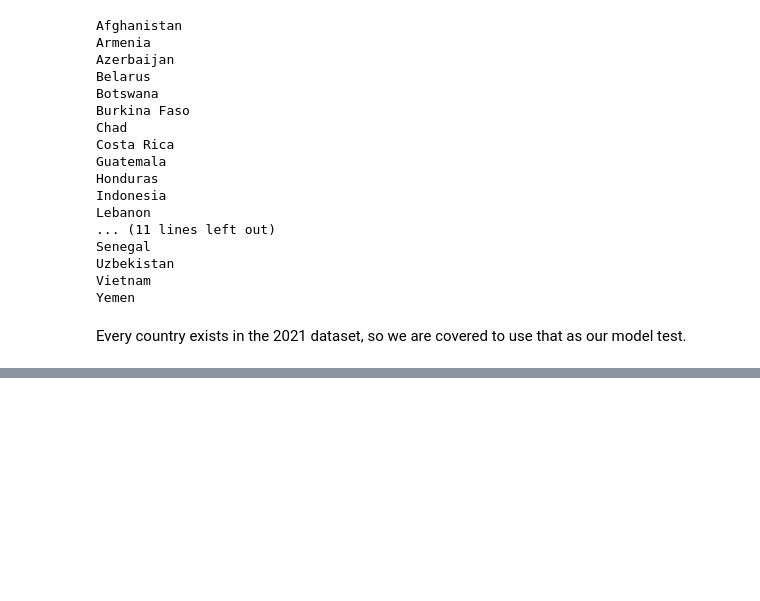
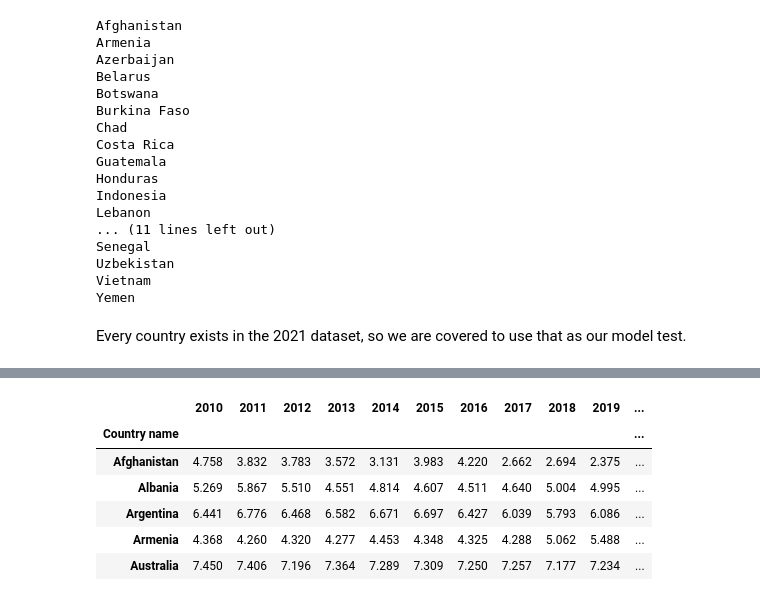
Before and after one commit to SDCoulter/final_project, a Jupyter notebook: happiness_report_analysis.ipynb, the cells around one changed output, grey strips where cells are left out. Cells and saved outputs as stored; diff of their text form; code cells hidden in the pictures; blank space fills up the shorter version.

Commit message:
produced table of countries and their happiness scores 2010-2019 (2021) for those that have values

```diff
--- a/happiness_report_analysis.ipynb
+++ b/happiness_report_analysis.ipynb
@@ -237,3 +237,8 @@ for country in main_countries:
         print(country)
 # %% [markdown]
 Every country exists in the 2021 dataset, so we are covered to use that as our model test.
+# %%
+# Prepare 2021 data for join.
+df_21.set_index('Country name', inplace=True)
+df_21.rename(columns={'Ladder score': 2021}, inplace=True)
+df_21
@@ -239,0 +260,13 @@ Every country exists in the 2021 dataset, so we are covered to use that as our m
+# %%
+# Combine the DataFrames and save the table.
+full_df = short_df.join(df_21)
+full_df.to_csv('countries_happiness_2010_2019_2021')
+full_df.head()
+# %% [output]
+|  | 2010 | 2011 | 2012 | 2013 | 2014 | 2015 | 2016 | 2017 | 2018 | 2019 | ... |
+| Country name |  |  |  |  |  |  |  |  |  |  | ... |
+| Afghanistan | 4.758 | 3.832 | 3.783 | 3.572 | 3.131 | 3.983 | 4.220 | 2.662 | 2.694 | 2.375 | ... |
+| Albania | 5.269 | 5.867 | 5.510 | 4.551 | 4.814 | 4.607 | 4.511 | 4.640 | 5.004 | 4.995 | ... |
+| Argentina | 6.441 | 6.776 | 6.468 | 6.582 | 6.671 | 6.697 | 6.427 | 6.039 | 5.793 | 6.086 | ... |
+| Armenia | 4.368 | 4.260 | 4.320 | 4.277 | 4.453 | 4.348 | 4.325 | 4.288 | 5.062 | 5.488 | ... |
+| Australia | 7.450 | 7.406 | 7.196 | 7.364 | 7.289 | 7.309 | 7.250 | 7.257 | 7.177 | 7.234 | ... |
```
Also changed, not shown: parts of 2 cells of this notebook, 1 other file.
